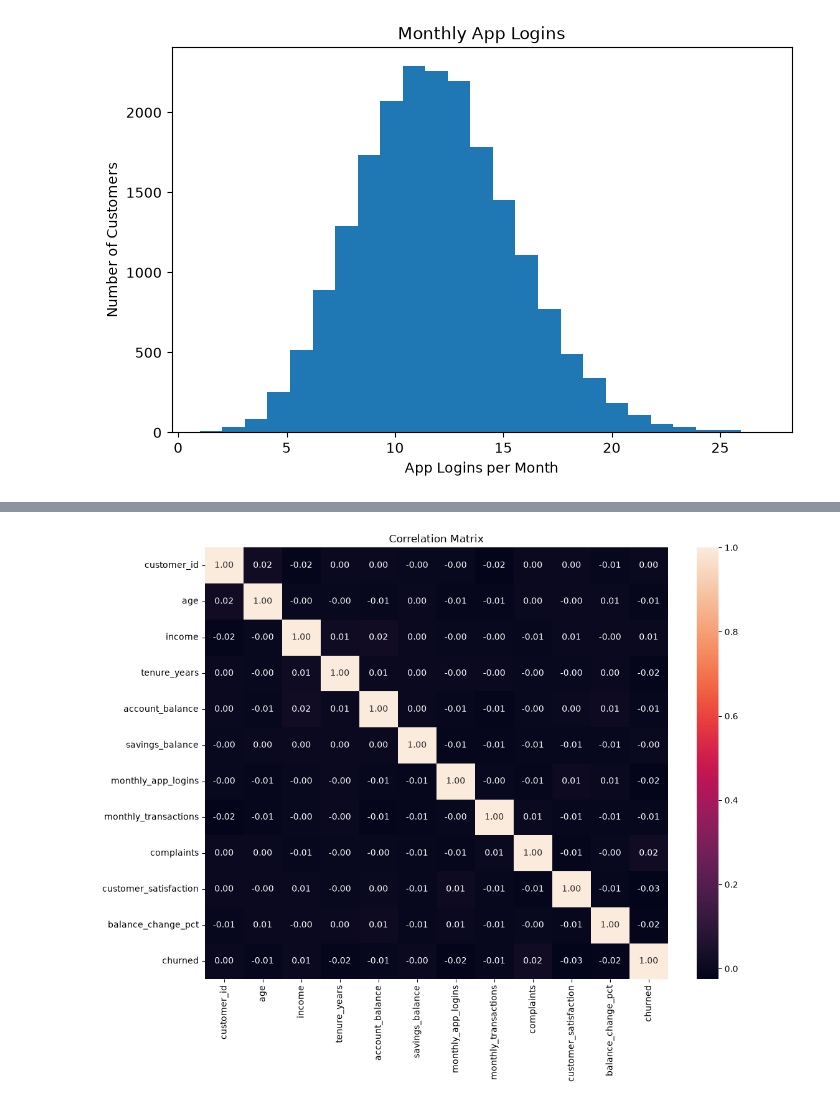
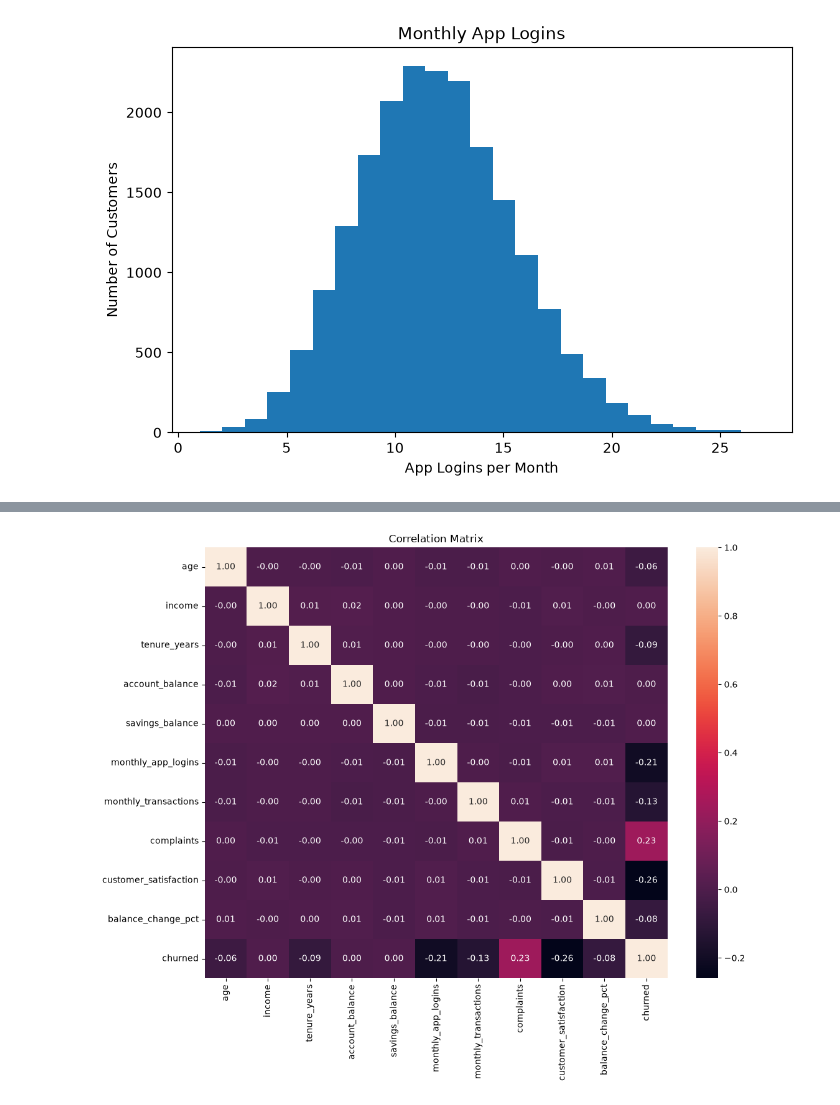
Before and after one commit to josephnewell01/banking_churn_data_science, a Jupyter notebook: notebooks/01_exploratory_data_analysis.ipynb, the cells around one changed output, grey strips where cells are left out. Saved outputs shown, nothing was run; the diff lists cells and outputs as text; code cells hidden in the pictures.

```diff
--- a/notebooks/01_exploratory_data_analysis.ipynb
+++ b/notebooks/01_exploratory_data_analysis.ipynb
@@ -184,16 +132,18 @@ plt.show()
 # %%
-correlation_matrix = customers.corr(numeric_only=True)
+correlation_matrix = customers.drop(
+    columns=["customer_id"]
+).corr(numeric_only=True)
 
 plt.figure(figsize=(12, 9))
 
 sns.heatmap(
     correlation_matrix,
     annot=True,
     fmt=".2f"
 )
 
 plt.title("Correlation Matrix")
 
 plt.show()
 # %% [output]
-[figure, old version]
+[figure, new version]
```
Also changed, not shown: parts of 17 cells of this notebook, 2 other files.
